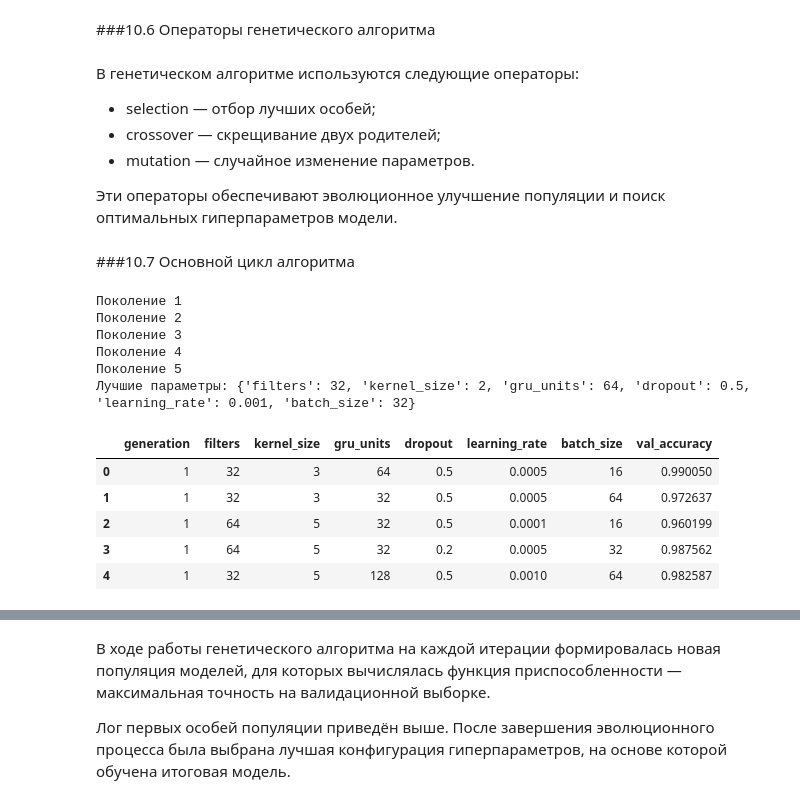
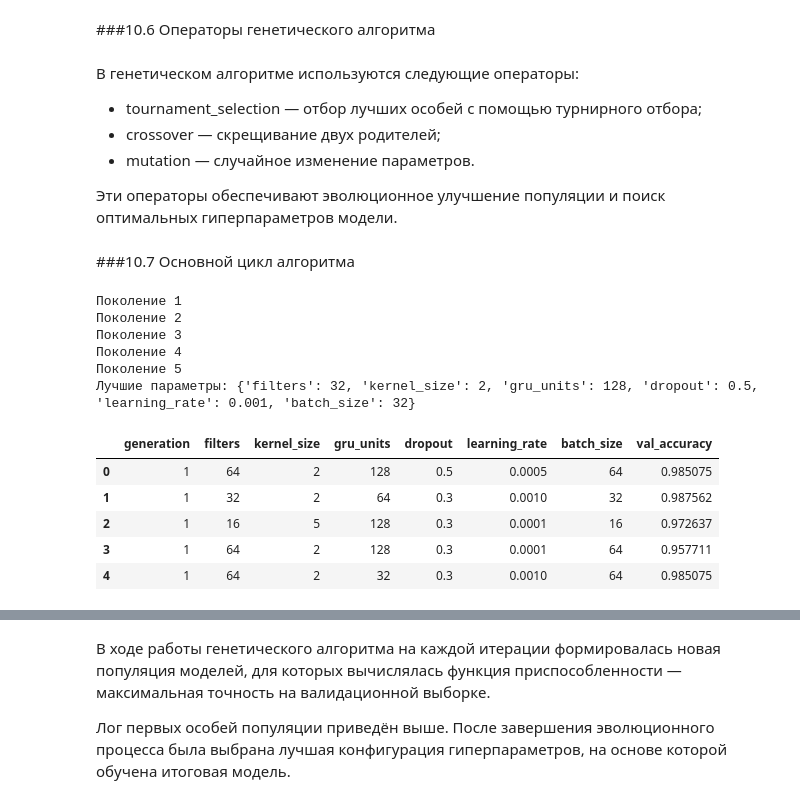
Before and after one commit to Daria-Chernykh/iad-course-project, a Jupyter notebook: courseProject.ipynb, the cells around one changed output, grey strips where cells are left out. Cells and saved outputs as stored; diff of their text form; code cells hidden in the pictures.

```diff
--- a/courseProject.ipynb
+++ b/courseProject.ipynb
@@ -1347,9 +1402,14 @@ def fitness_function(params):
 # %% [markdown]
 ###10.6 Операторы генетического алгоритма
 # %%
-def selection(population, scores):
-    idx = np.argmax(scores)
-    return population[idx]
+def tournament_selection(population, scores, tournament_size=3):
+    selected = []
+    for _ in range(2):
+        tournament_indices = np.random.choice(len(population), tournament_size, replace=False)
+        tournament_scores = [scores[i] for i in tournament_indices]
+        winner_idx = tournament_indices[np.argmax(tournament_scores)]
+        selected.append(population[winner_idx])
+    return selected[0], selected[1]
 
 def crossover(parent1, parent2):
     child = {}
@@ -1365,7 +1425,7 @@ def mutation(individual, mutation_rate=0.2):
 # %% [markdown]
 В генетическом алгоритме используются следующие операторы:
 
-- selection — отбор лучших особей;
+- tournament_selection — отбор лучших особей с помощью турнирного отбора;
 - crossover — скрещивание двух родителей;
 - mutation — случайное изменение параметров.
 
@@ -1399,8 +1459,7 @@ for generation in range(n_generations):
     new_population = []
 
     for _ in range(population_size):
-        parent1 = selection(population, scores)
-        parent2 = selection(population, scores)
+        parent1, parent2 = tournament_selection(population, scores)
 
         child = crossover(parent1, parent2)
         child = mutation(child)
@@ -1435,37 +1494,37 @@ early_stopping_ga = EarlyStopping(
 reduce_lr_ga = ReduceLROnPlateau(
     monitor='val_loss',
     factor=0.5,
     patience=5,
     min_lr=1e-6
 )
 
 history_ga = best_ga_model.fit(
     X_train_scaled_cnn,
     y_train,
     validation_data=(X_val_scaled_cnn, y_val),
     epochs=50,
     batch_size=best_params["batch_size"],
     callbacks=[early_stopping_ga, reduce_lr_ga],
     verbose=1
 )
 
 y_pred_ga = best_ga_model.predict(X_test_scaled_cnn)
 y_pred_ga_classes = y_pred_ga.argmax(axis=1)
 
 print("Accuracy (GA):", accuracy_score(y_test, y_pred_ga_classes))
 print("Balanced Accuracy (GA):", balanced_accuracy_score(y_test, y_pred_ga_classes))
 print("F1-score (GA):", f1_score(y_test, y_pred_ga_classes, average='weighted'))
 # %% [output]
 Поколение 1
 Поколение 2
 Поколение 3
 Поколение 4
 Поколение 5
-Лучшие параметры: {'filters': 32, 'kernel_size': 2, 'gru_units': 64, 'dropout': 0.5, 'learning_rate': 0.001, 'batch_size': 32}
+Лучшие параметры: {'filters': 32, 'kernel_size': 2, 'gru_units': 128, 'dropout': 0.5, 'learning_rate': 0.001, 'batch_size': 32}
 |  | generation | filters | kernel_size | gru_units | dropout | learning_rate | batch_size | val_accuracy |
-| 0 | 1 | 32 | 3 | 64 | 0.5 | 0.0005 | 16 | 0.990050 |
-| 1 | 1 | 32 | 3 | 32 | 0.5 | 0.0005 | 64 | 0.972637 |
-| 2 | 1 | 64 | 5 | 32 | 0.5 | 0.0001 | 16 | 0.960199 |
-| 3 | 1 | 64 | 5 | 32 | 0.2 | 0.0005 | 32 | 0.987562 |
-| 4 | 1 | 32 | 5 | 128 | 0.5 | 0.0010 | 64 | 0.982587 |
+| 0 | 1 | 64 | 2 | 128 | 0.5 | 0.0005 | 64 | 0.985075 |
+| 1 | 1 | 32 | 2 | 64 | 0.3 | 0.0010 | 32 | 0.987562 |
+| 2 | 1 | 16 | 5 | 128 | 0.3 | 0.0001 | 16 | 0.972637 |
+| 3 | 1 | 64 | 2 | 128 | 0.3 | 0.0001 | 64 | 0.957711 |
+| 4 | 1 | 64 | 2 | 32 | 0.3 | 0.0010 | 64 | 0.985075 |
 Epoch 1/50
```
Also changed, not shown: parts of 55 cells of this notebook.
